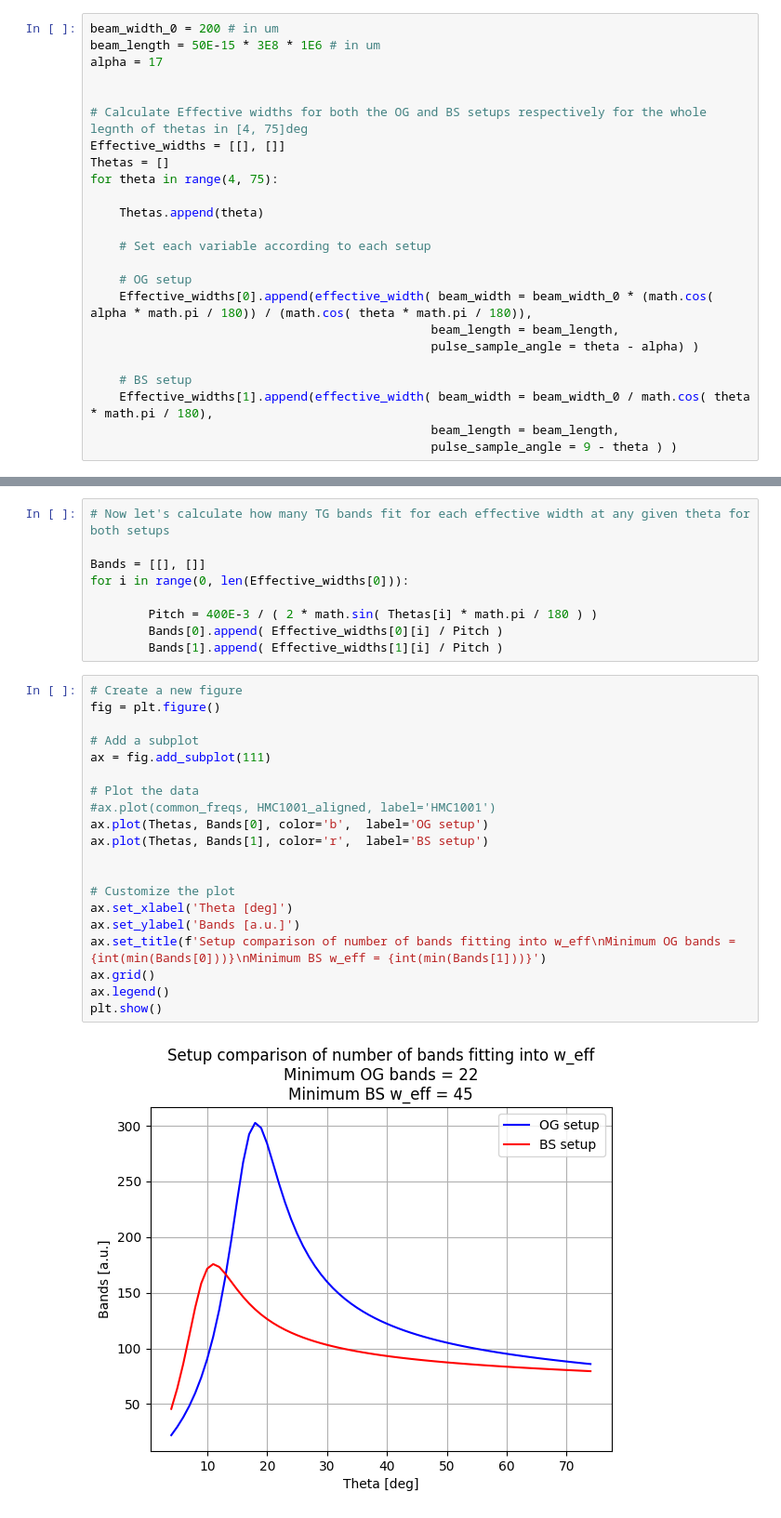
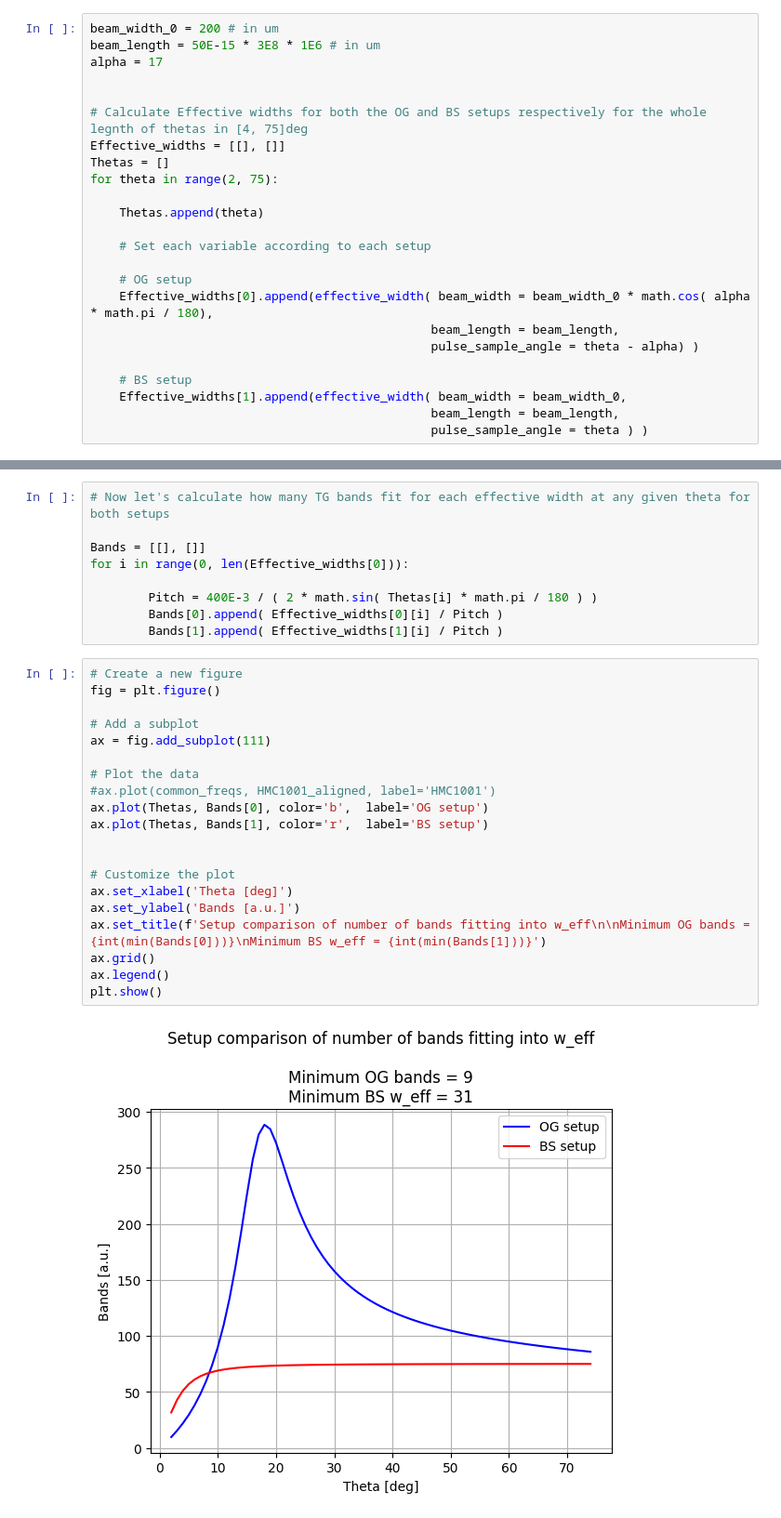
Before and after one commit to Guilldeas/General_Purpose_Analysis, a Jupyter notebook: Back_of_the_envelope.ipynb, the cells around one changed output, grey strips where cells are left out. Shown: that part at 93% size. Cells and saved outputs as stored; diff of their text form.

```diff
--- a/Back_of_the_envelope.ipynb
+++ b/Back_of_the_envelope.ipynb
@@ -1049,21 +1049,21 @@ alpha = 17
 # Calculate Effective widths for both the OG and BS setups respectively for the whole legnth of thetas in [4, 75]deg
 Effective_widths = [[], []]
 Thetas = []
-for theta in range(4, 75):
+for theta in range(2, 75):
 
     Thetas.append(theta)
 
     # Set each variable according to each setup
 
     # OG setup
-    Effective_widths[0].append(effective_width( beam_width = beam_width_0 * (math.cos( alpha * math.pi / 180)) / (math.cos( theta * math.pi / 180)),
+    Effective_widths[0].append(effective_width( beam_width = beam_width_0 * math.cos( alpha * math.pi / 180),
                                                beam_length = beam_length,
                                                pulse_sample_angle = theta - alpha) )
 
     # BS setup
-    Effective_widths[1].append(effective_width( beam_width = beam_width_0 / math.cos( theta * math.pi / 180),
+    Effective_widths[1].append(effective_width( beam_width = beam_width_0,
                                                beam_length = beam_length,
-                                               pulse_sample_angle = 9 - theta ) )
+                                               pulse_sample_angle = theta ) )
 # %%
 # Create a new figure
 fig = plt.figure()
@@ -1098,22 +1098,22 @@ for i in range(0, len(Effective_widths[0])):
 # %%
 # Create a new figure
 fig = plt.figure()
 
 # Add a subplot
 ax = fig.add_subplot(111)
 
 # Plot the data
 #ax.plot(common_freqs, HMC1001_aligned, label='HMC1001')
 ax.plot(Thetas, Bands[0], color='b',  label='OG setup')
 ax.plot(Thetas, Bands[1], color='r',  label='BS setup')
 
 
 # Customize the plot
 ax.set_xlabel('Theta [deg]')
 ax.set_ylabel('Bands [a.u.]')
-ax.set_title(f'Setup comparison of number of bands fitting into w_eff\nMinimum OG bands = {int(min(Bands[0]))}\nMinimum BS w_eff = {int(min(Bands[1]))}')
+ax.set_title(f'Setup comparison of number of bands fitting into w_eff\n\nMinimum OG bands = {int(min(Bands[0]))}\nMinimum BS w_eff = {int(min(Bands[1]))}')
 ax.grid()
 ax.legend()
 plt.show()
 # %% [output]
-[figure, old version]
+[figure, new version]
```
Also changed, not shown: parts of 1 cell of this notebook.
